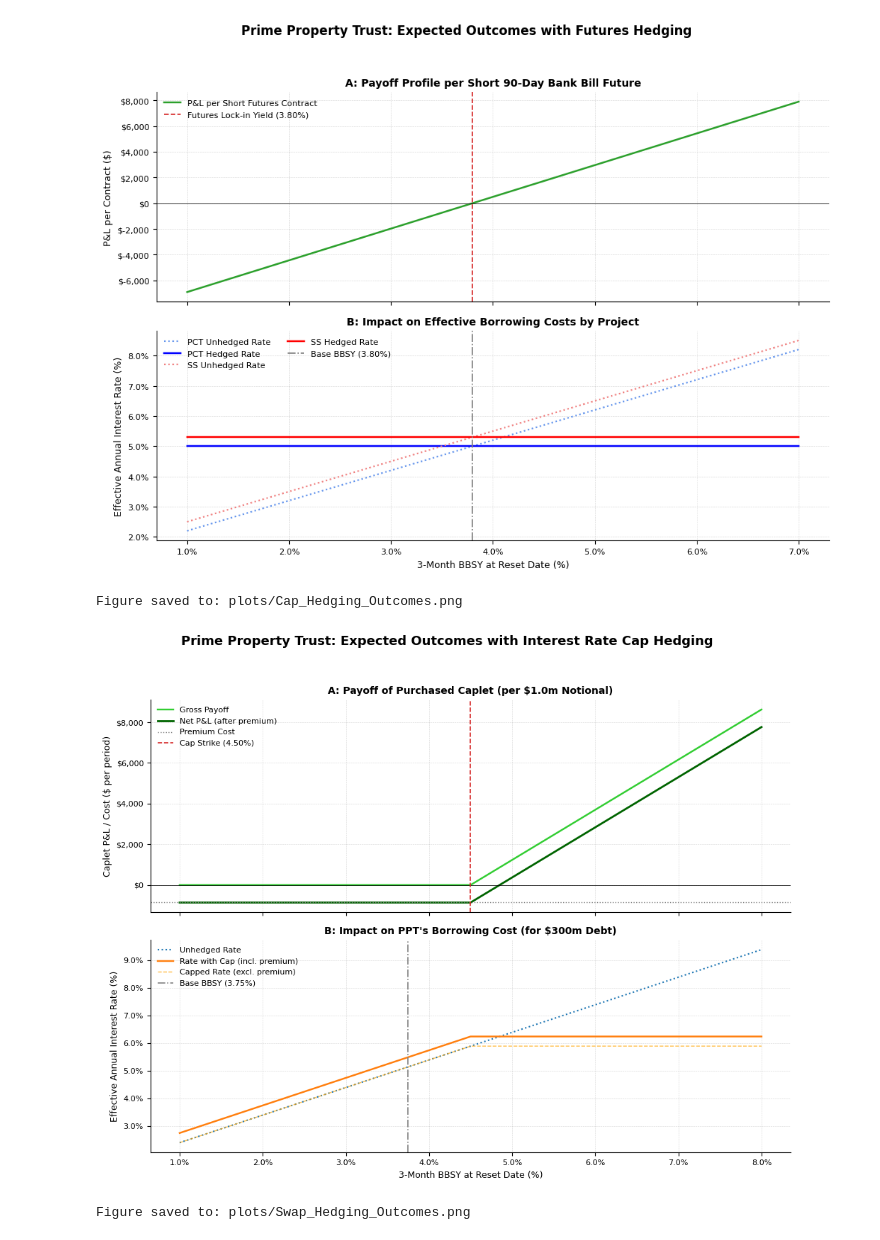
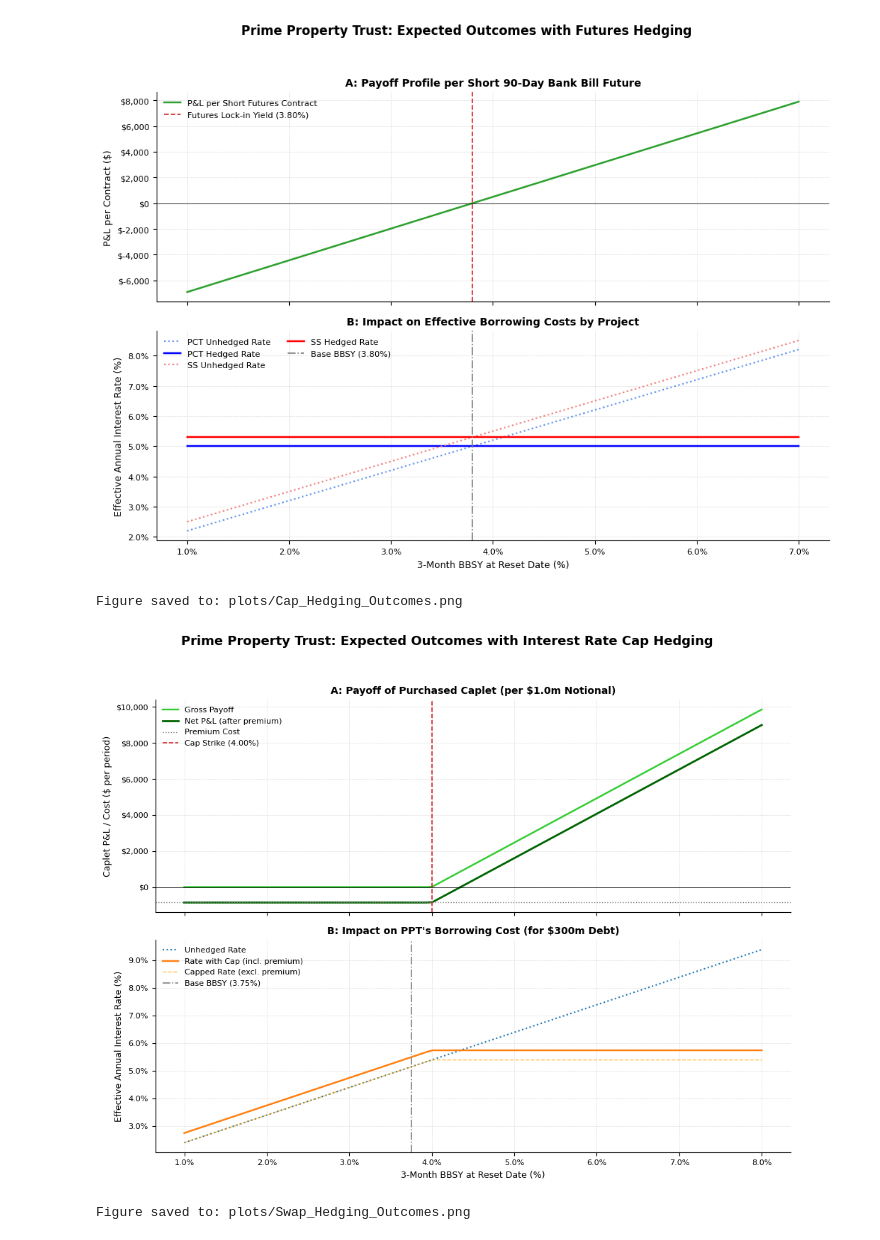
Before and after one commit to ZacKienzle2/CBA, a Jupyter notebook: code/payoffs.ipynb, the cells around one changed output. Cells and saved outputs as stored; diff of their text form; code cells hidden in the pictures.

```diff
--- a/code/payoffs.ipynb
+++ b/code/payoffs.ipynb
@@ -324,33 +324,33 @@ def plot_cap_hedging_outcomes(
 # %%
 principal_pct_val = 100000000
 spread_pct_val = 0.0120
 principal_ss_val = 200000000
 spread_ss_val = 0.0150
 total_combined_principal_for_ppt = principal_pct_val + principal_ss_val
 avg_spread_for_ppt = (principal_pct_val * spread_pct_val + principal_ss_val * spread_ss_val) / total_combined_principal_for_ppt
 
-example_cap_strike_input_pct = 4.50
+example_cap_strike_input_pct = 4.0
 example_cap_premium_input_pct_pa = 0.35
 
 bbsy_fy25_input_pct = 3.75
 
 # Call the plotting function
 fig_cap_outcomes = plot_cap_hedging_outcomes(
     principal_for_panel_b=total_combined_principal_for_ppt,
     spread_for_panel_b=avg_spread_for_ppt,
     cap_strike_rate_pct=example_cap_strike_input_pct,
     cap_premium_pct_pa=example_cap_premium_input_pct_pa,
     base_bbsy_pct=bbsy_fy25_input_pct,
     bbsy_plot_range_min_pct=1.0,
     bbsy_plot_range_max_pct=8.0,
     currency_symbol="$",
     interest_period_days=90.0,
     panel_a_notional_unit=1000000,
     plot_file_name="Cap_Hedging_Outcomes.png"
 )
 # %% [output]
 Figure saved to: plots/Cap_Hedging_Outcomes.png
-[figure, old version]
+[figure, new version]
 # %%
 def plot_swap_hedging_outcomes(
     principal_for_panel_b,
```
Also changed, not shown: 22 other files.
